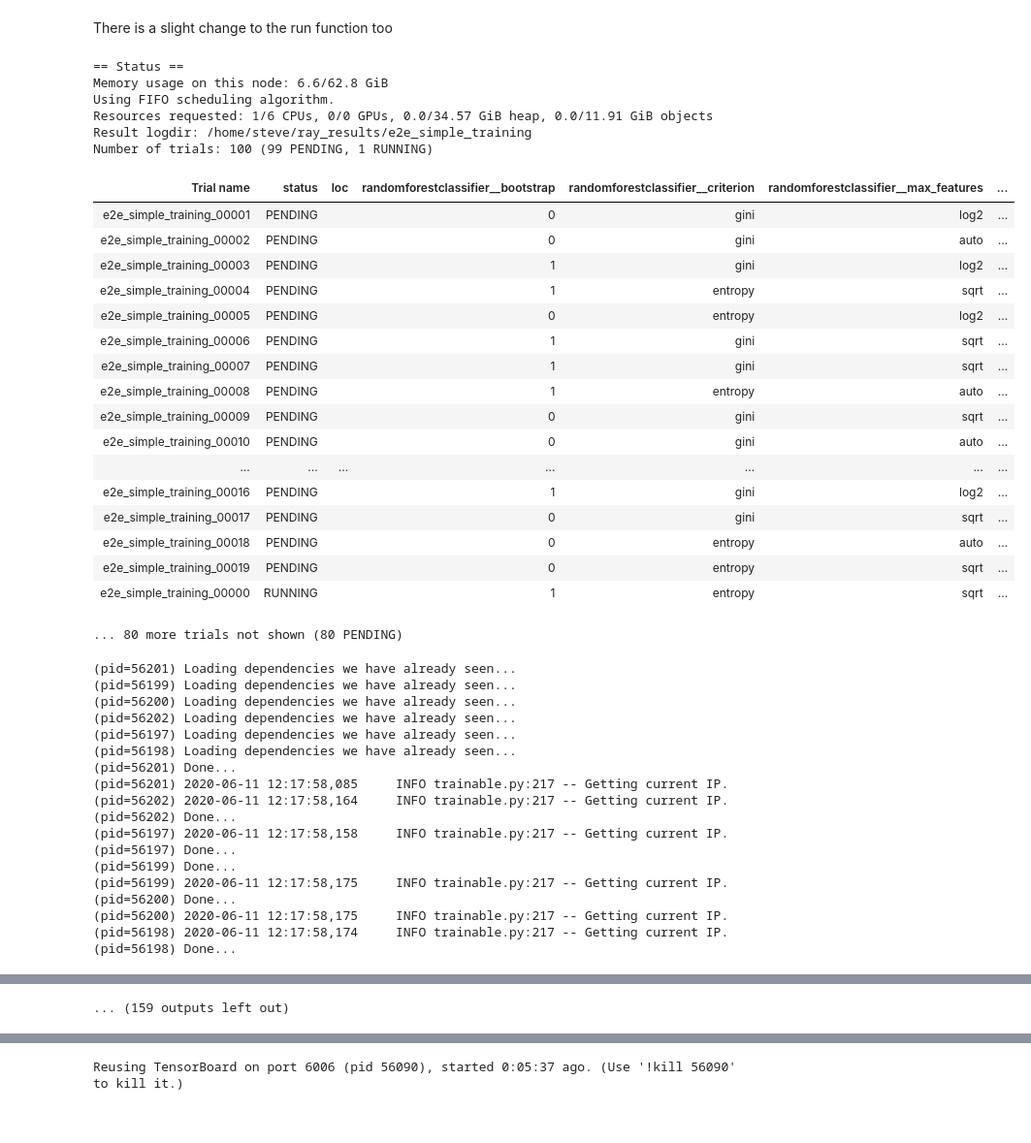
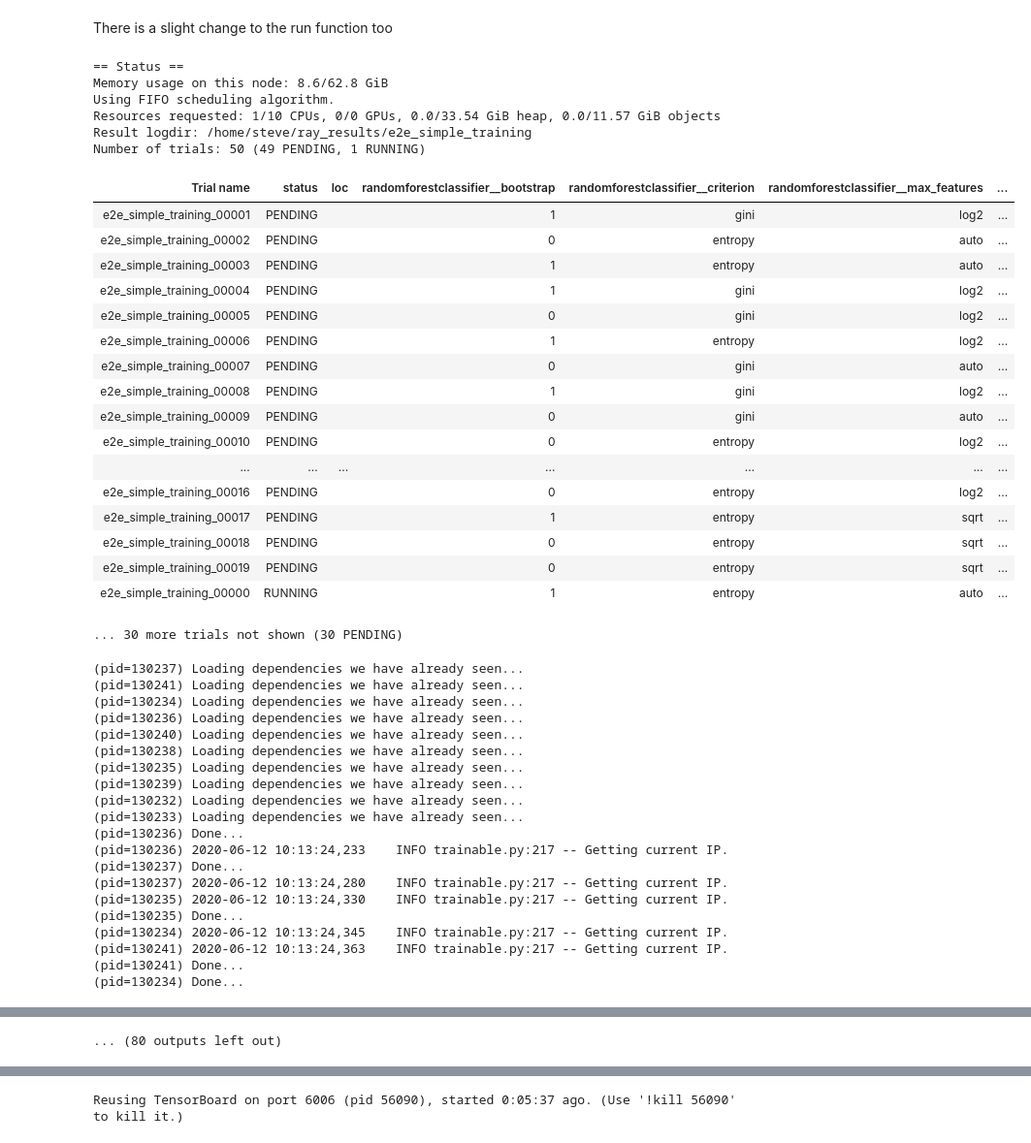
Before and after one commit to euclidity/transform-2020-ray, a Jupyter notebook: 2_getting_started_with_ray/3 - random search with ray.ipynb, the cells around one changed output, grey strips where cells are left out. Shown at 97% size. Drawn from its saved outputs; the diff is of its cells as text; code cells hidden in the pictures.

```diff
--- a/2_getting_started_with_ray/3 - random search with ray.ipynb
+++ b/2_getting_started_with_ray/3 - random search with ray.ipynb
@@ -65,51 +65,53 @@ There is a slight change to the run function too
 # %%
 analysis = tune.run(
                 e2e_simple_training,
                 config=ray_tuning_config,
 
-                num_samples=100, # Specify the number of samples to make from (non grid) distributions
+                num_samples=50, # Specify the number of samples to make from (non grid) distributions
 
                 resources_per_trial=dict(cpu=1, gpu=0))
 # %% [output]
 == Status ==
-Memory usage on this node: 6.6/62.8 GiB
+Memory usage on this node: 8.6/62.8 GiB
 Using FIFO scheduling algorithm.
-Resources requested: 1/6 CPUs, 0/0 GPUs, 0.0/34.57 GiB heap, 0.0/11.91 GiB objects
+Resources requested: 1/10 CPUs, 0/0 GPUs, 0.0/33.54 GiB heap, 0.0/11.57 GiB objects
 Result logdir: /home/steve/ray_results/e2e_simple_training
-Number of trials: 100 (99 PENDING, 1 RUNNING)
+Number of trials: 50 (49 PENDING, 1 RUNNING)
 | Trial name | status | loc | randomforestclassifier__bootstrap | randomforestclassifier__criterion | randomforestclassifier__max_features | ... |
-| e2e_simple_training_00001 | PENDING |  | 0 | gini | log2 | ... |
-| e2e_simple_training_00002 | PENDING |  | 0 | gini | auto | ... |
-| e2e_simple_training_00003 | PENDING |  | 1 | gini | log2 | ... |
-| e2e_simple_training_00004 | PENDING |  | 1 | entropy | sqrt | ... |
-| e2e_simple_training_00005 | PENDING |  | 0 | entropy | log2 | ... |
-| e2e_simple_training_00006 | PENDING |  | 1 | gini | sqrt | ... |
-| e2e_simple_training_00007 | PENDING |  | 1 | gini | sqrt | ... |
-| e2e_simple_training_00008 | PENDING |  | 1 | entropy | auto | ... |
-| e2e_simple_training_00009 | PENDING |  | 0 | gini | sqrt | ... |
-| e2e_simple_training_00010 | PENDING |  | 0 | gini | auto | ... |
+| e2e_simple_training_00001 | PENDING |  | 1 | gini | log2 | ... |
+| e2e_simple_training_00002 | PENDING |  | 0 | entropy | auto | ... |
+| e2e_simple_training_00003 | PENDING |  | 1 | entropy | auto | ... |
+| e2e_simple_training_00004 | PENDING |  | 1 | gini | log2 | ... |
+| e2e_simple_training_00005 | PENDING |  | 0 | gini | log2 | ... |
+| e2e_simple_training_00006 | PENDING |  | 1 | entropy | log2 | ... |
+| e2e_simple_training_00007 | PENDING |  | 0 | gini | auto | ... |
+| e2e_simple_training_00008 | PENDING |  | 1 | gini | log2 | ... |
+| e2e_simple_training_00009 | PENDING |  | 0 | gini | auto | ... |
+| e2e_simple_training_00010 | PENDING |  | 0 | entropy | log2 | ... |
 | ... | ... | ... | ... | ... | ... | ... |
-| e2e_simple_training_00016 | PENDING |  | 1 | gini | log2 | ... |
-| e2e_simple_training_00017 | PENDING |  | 0 | gini | sqrt | ... |
-| e2e_simple_training_00018 | PENDING |  | 0 | entropy | auto | ... |
+| e2e_simple_training_00016 | PENDING |  | 0 | entropy | log2 | ... |
+| e2e_simple_training_00017 | PENDING |  | 1 | entropy | sqrt | ... |
+| e2e_simple_training_00018 | PENDING |  | 0 | entropy | sqrt | ... |
 | e2e_simple_training_00019 | PENDING |  | 0 | entropy | sqrt | ... |
-| e2e_simple_training_00000 | RUNNING |  | 1 | entropy | sqrt | ... |
+| e2e_simple_training_00000 | RUNNING |  | 1 | entropy | auto | ... |
-... 80 more trials not shown (80 PENDING)
+... 30 more trials not shown (30 PENDING)
-(pid=56201) Loading dependencies we have already seen...
-(pid=56199) Loading dependencies we have already seen...
-(pid=56200) Loading dependencies we have already seen...
-(pid=56202) Loading dependencies we have already seen...
-(pid=56197) Loading dependencies we have already seen...
-(pid=56198) Loading dependencies we have already seen...
-(pid=56201) Done...
-(pid=56201) 2020-06-11 12:17:58,085     INFO trainable.py:217 -- Getting current IP.
-(pid=56202) 2020-06-11 12:17:58,164     INFO trainable.py:217 -- Getting current IP.
-(pid=56202) Done...
-(pid=56197) 2020-06-11 12:17:58,158     INFO trainable.py:217 -- Getting current IP.
-(pid=56197) Done...
-(pid=56199) Done...
-(pid=56199) 2020-06-11 12:17:58,175     INFO trainable.py:217 -- Getting current IP.
-(pid=56200) Done...
-(pid=56200) 2020-06-11 12:17:58,175     INFO trainable.py:217 -- Getting current IP.
-(pid=56198) 2020-06-11 12:17:58,174     INFO trainable.py:217 -- Getting current IP.
-(pid=56198) Done...
+(pid=130237) Loading dependencies we have already seen...
+(pid=130241) Loading dependencies we have already seen...
+(pid=130234) Loading dependencies we have already seen...
+(pid=130236) Loading dependencies we have already seen...
+(pid=130240) Loading dependencies we have already seen...
+(pid=130238) Loading dependencies we have already seen...
+(pid=130235) Loading dependencies we have already seen...
+(pid=130239) Loading dependencies we have already seen...
+(pid=130232) Loading dependencies we have already seen...
+(pid=130233) Loading dependencies we have already seen...
+(pid=130236) Done...
+(pid=130236) 2020-06-12 10:13:24,233    INFO trainable.py:217 -- Getting current IP.
+(pid=130237) Done...
+(pid=130237) 2020-06-12 10:13:24,280    INFO trainable.py:217 -- Getting current IP.
+(pid=130235) 2020-06-12 10:13:24,330    INFO trainable.py:217 -- Getting current IP.
+(pid=130235) Done...
+(pid=130234) 2020-06-12 10:13:24,345    INFO trainable.py:217 -- Getting current IP.
+(pid=130241) 2020-06-12 10:13:24,363    INFO trainable.py:217 -- Getting current IP.
+(pid=130241) Done...
+(pid=130234) Done...
@@ -190,4 +194,4 @@ Result for e2e_simple_training_00001:
-... (159 outputs left out)
+... (80 outputs left out)
 # %%
 from pprint import pprint
 print("Best config: ")
```
Also changed, not shown: parts of 4 cells of this notebook, 13 other files.
